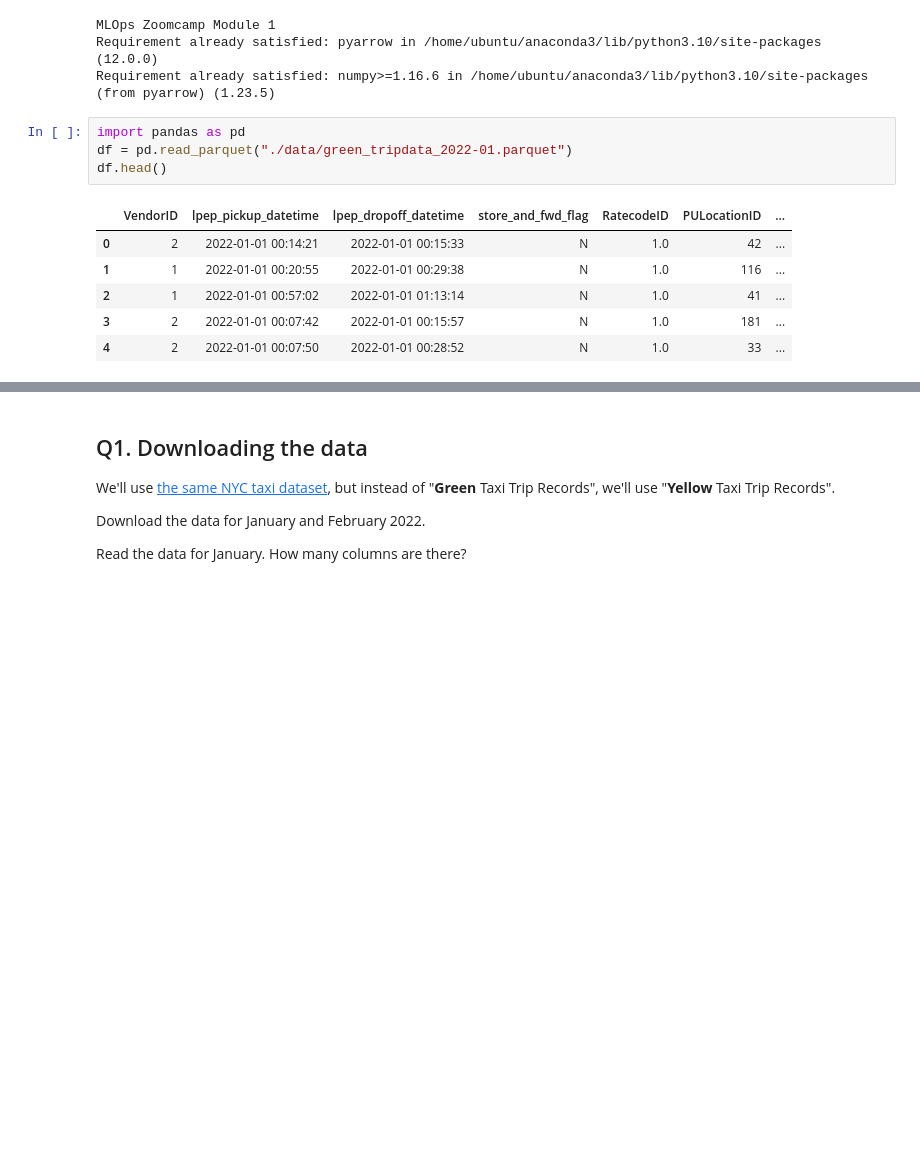
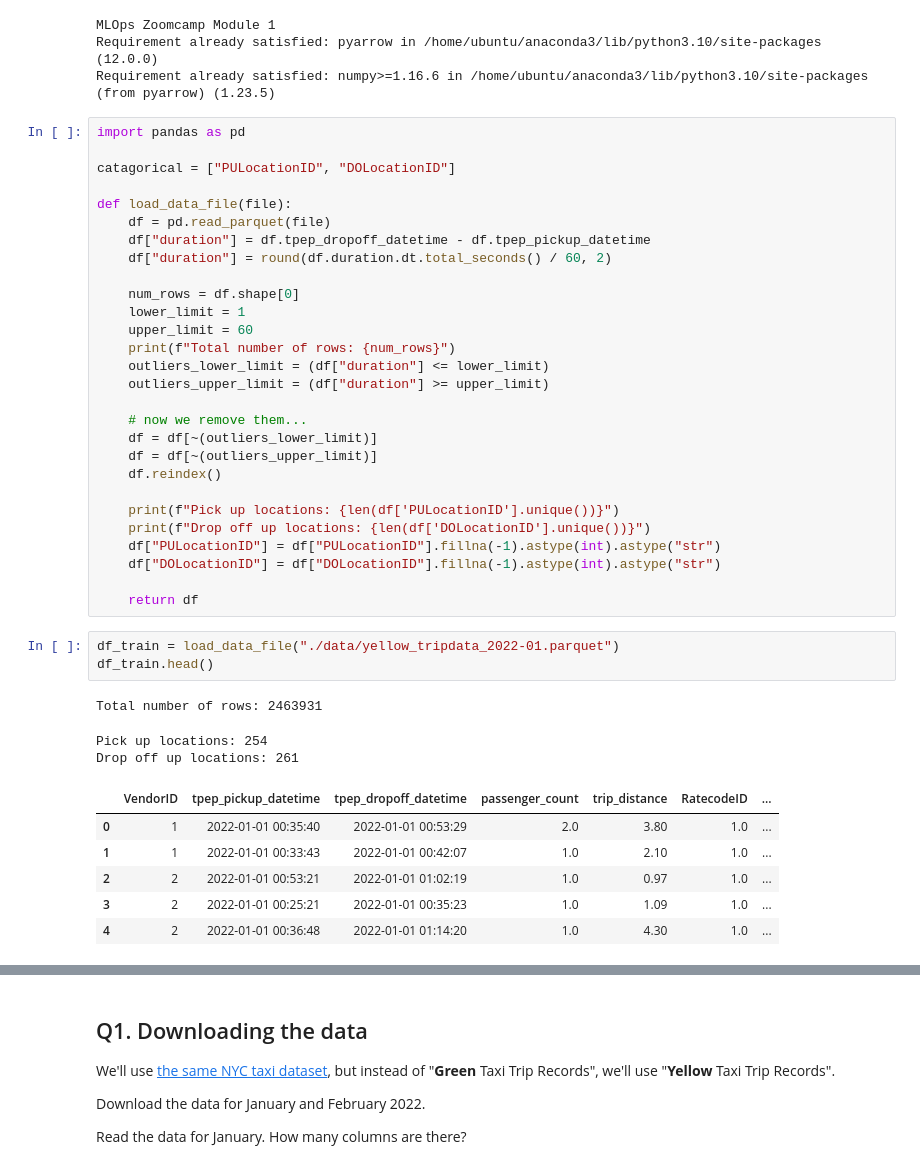
Before and after one commit to jaeyow/mlops_zoomcamp_2023, a Jupyter notebook: notebooks/module-1.ipynb, the cells around one changed output, grey strips where cells are left out. Drawn from its saved outputs; the diff is of its cells as text; blank space fills up the shorter version.

```diff
--- a/notebooks/module-1.ipynb
+++ b/notebooks/module-1.ipynb
@@ -5,15 +5,45 @@ print("MLOps Zoomcamp Module 1")
 MLOps Zoomcamp Module 1
 Requirement already satisfied: pyarrow in /home/ubuntu/anaconda3/lib/python3.10/site-packages (12.0.0)
 Requirement already satisfied: numpy>=1.16.6 in /home/ubuntu/anaconda3/lib/python3.10/site-packages (from pyarrow) (1.23.5)
+# %%
+import pandas as pd
+
+catagorical = ["PULocationID", "DOLocationID"]
+
+def load_data_file(file):
+    df = pd.read_parquet(file)
+    df["duration"] = df.tpep_dropoff_datetime - df.tpep_pickup_datetime
+    df["duration"] = round(df.duration.dt.total_seconds() / 60, 2)
+
+    num_rows = df.shape[0]
+    lower_limit = 1
+    upper_limit = 60
+    print(f"Total number of rows: {num_rows}")
+    outliers_lower_limit = (df["duration"] <= lower_limit)
+    outliers_upper_limit = (df["duration"] >= upper_limit)
+
+    # now we remove them...
+    df = df[~(outliers_lower_limit)]
+    df = df[~(outliers_upper_limit)]
+    df.reindex()
+
+    print(f"Pick up locations: {len(df['PULocationID'].unique())}")
+    print(f"Drop off up locations: {len(df['DOLocationID'].unique())}")
+    df["PULocationID"] = df["PULocationID"].fillna(-1).astype(int).astype("str")
+    df["DOLocationID"] = df["DOLocationID"].fillna(-1).astype(int).astype("str")
+
+    return df
 # %%
-import pandas as pd
-df = pd.read_parquet("./data/green_tripdata_2022-01.parquet")
-df.head()
+df_train = load_data_file("./data/yellow_tripdata_2022-01.parquet")
+df_train.head()
 # %% [output]
+Total number of rows: 2463931
+Pick up locations: 254
+Drop off up locations: 261
-|  | VendorID | lpep_pickup_datetime | lpep_dropoff_datetime | store_and_fwd_flag | RatecodeID | PULocationID | ... |
-| 0 | 2 | 2022-01-01 00:14:21 | 2022-01-01 00:15:33 | N | 1.0 | 42 | ... |
-| 1 | 1 | 2022-01-01 00:20:55 | 2022-01-01 00:29:38 | N | 1.0 | 116 | ... |
-| 2 | 1 | 2022-01-01 00:57:02 | 2022-01-01 01:13:14 | N | 1.0 | 41 | ... |
-| 3 | 2 | 2022-01-01 00:07:42 | 2022-01-01 00:15:57 | N | 1.0 | 181 | ... |
-| 4 | 2 | 2022-01-01 00:07:50 | 2022-01-01 00:28:52 | N | 1.0 | 33 | ... |
+|  | VendorID | tpep_pickup_datetime | tpep_dropoff_datetime | passenger_count | trip_distance | RatecodeID | ... |
+| 0 | 1 | 2022-01-01 00:35:40 | 2022-01-01 00:53:29 | 2.0 | 3.80 | 1.0 | ... |
+| 1 | 1 | 2022-01-01 00:33:43 | 2022-01-01 00:42:07 | 1.0 | 2.10 | 1.0 | ... |
+| 2 | 2 | 2022-01-01 00:53:21 | 2022-01-01 01:02:19 | 1.0 | 0.97 | 1.0 | ... |
+| 3 | 2 | 2022-01-01 00:25:21 | 2022-01-01 00:35:23 | 1.0 | 1.09 | 1.0 | ... |
+| 4 | 2 | 2022-01-01 00:36:48 | 2022-01-01 01:14:20 | 1.0 | 4.30 | 1.0 | ... |
 # %%
```
Also changed, not shown: parts of 18 cells of this notebook, 2 other files.
